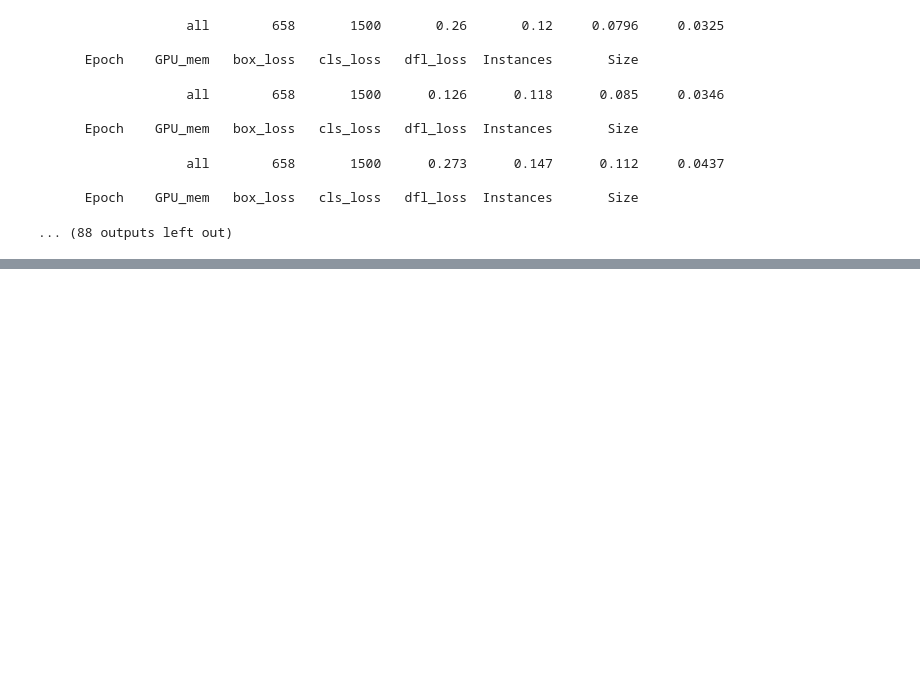
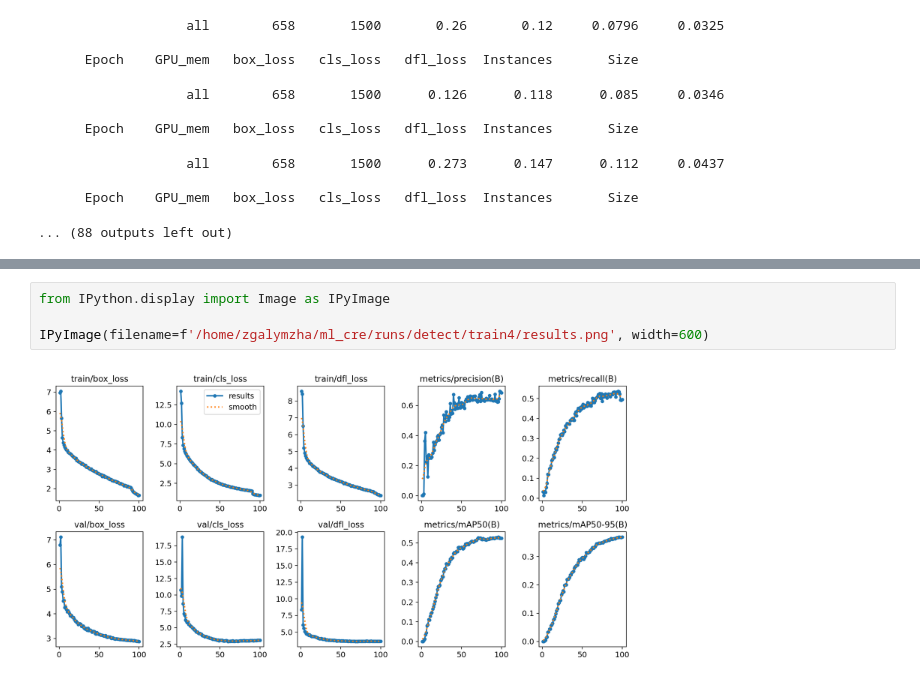
Before and after one commit to ktthn/MCS5623_CRE_Team3, a Jupyter notebook: printer.ipynb, the cells around one changed output, grey strips where cells are left out. Drawn from its saved outputs; the diff is of its cells as text; blank space fills up the shorter version.

```diff
--- a/printer.ipynb
+++ b/printer.ipynb
@@ -250,0 +257,6 @@ Starting training for 100 epochs...
+# %%
+from IPython.display import Image as IPyImage
+
+IPyImage(filename=f'/home/zgalymzha/ml_cre/runs/detect/train4/results.png', width=600)
+# %% [output]
+[figure, added]
```
Also changed, not shown: parts of 6 cells of this notebook.
